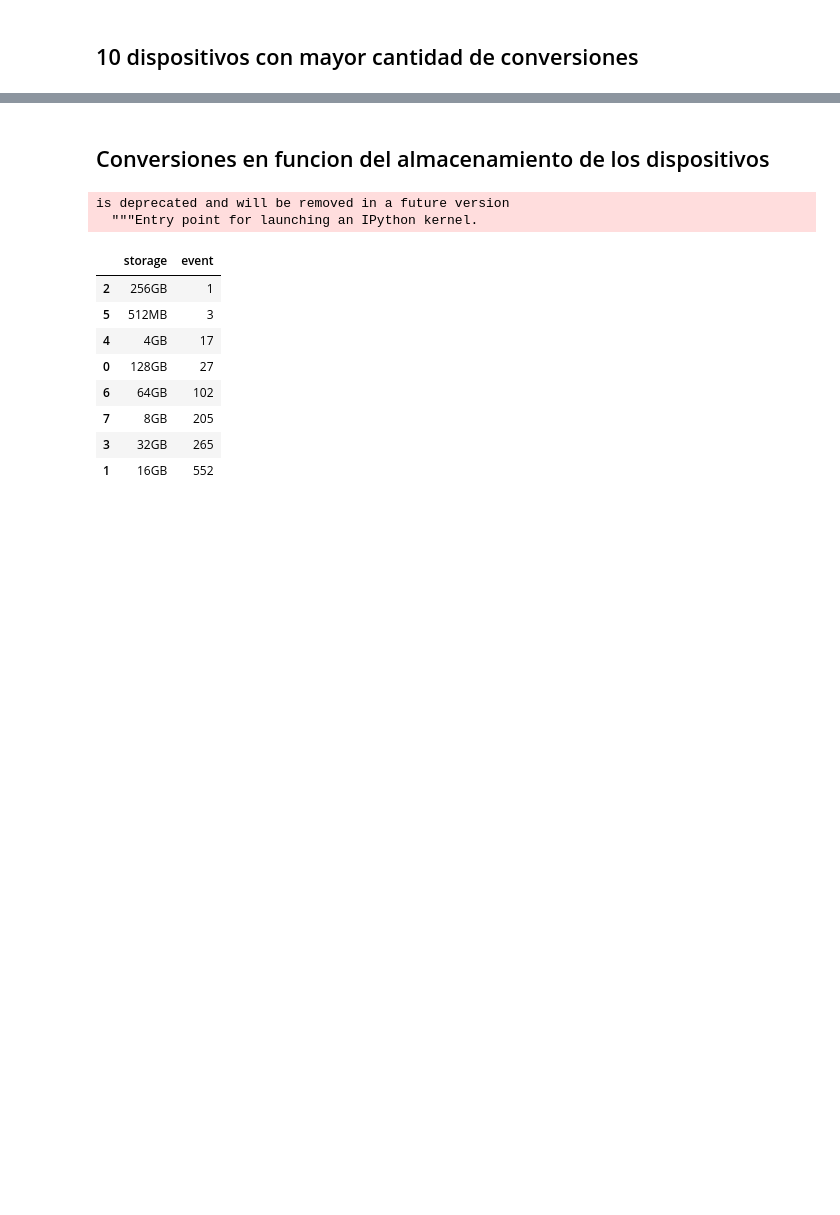
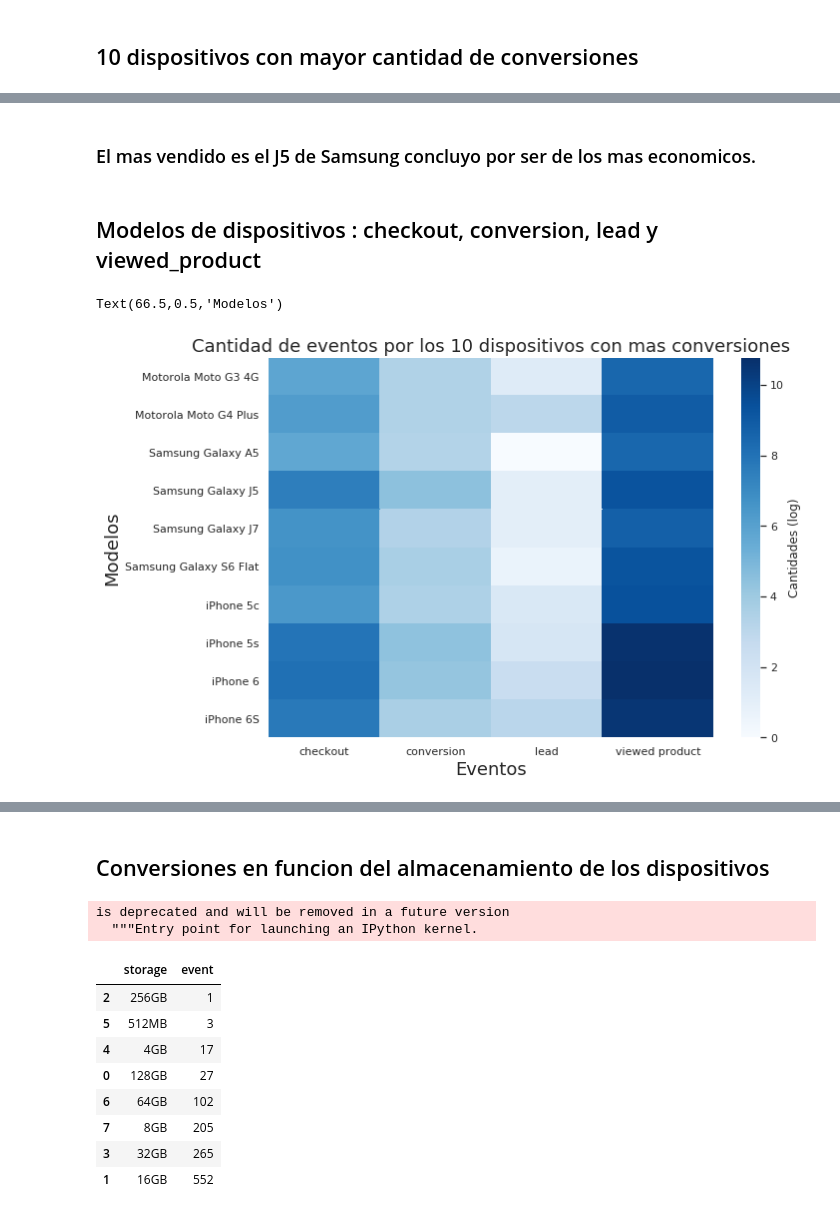
Before and after one commit to shizus/orga-2018-2c, a Jupyter notebook: tp1.ipynb, the cells around one changed output, grey strips where cells are left out. Drawn from its saved outputs; the diff is of its cells as text; code cells hidden in the pictures; blank space fills up the shorter version.

```diff
--- a/tp1.ipynb
+++ b/tp1.ipynb
@@ -196,0 +199,35 @@ Text(0.5,0,'Conversiones')
+# %% [markdown]
+### El mas vendido es el J5 de Samsung concluyo por ser de los mas economicos.
+# %% [markdown]
+## Modelos de dispositivos : checkout, conversion, lead y viewed_product
+# %%
+#Me quedo en otro con eventos y modelos
+troca = trocafone[['model','event']].dropna()
+
+#Armo un array de los 10 modelos con mas conversiones
+modelosPopulares = df['model'].values
+#Me quedo con los 10 modelos que tienen mas conversiones
+modelosYEventos = troca[troca['model'].isin(modelosPopulares)]
+
+#Acoto el array de labels
+modelosPopulares = ['iPhone 5s', 'iPhone 6S','Galaxy J5' , 'iPhone 5c', 'iPhone 6','Galaxy S6 Flat', \
+                    'Moto G3 4G' ,'Galaxy J7' ,'Moto G4 Plus', 'Galaxy A5']
+
+#creo un crosstab
+forHeat = pd.crosstab(modelosYEventos.model, modelosYEventos.event)
+#aplico log
+forHeat['checkout'] = np.log(forHeat["checkout"]+1)
+forHeat['conversion'] = np.log(forHeat["conversion"]+1)
+forHeat['lead'] = np.log(forHeat["lead"]+1)
+forHeat['viewed product'] = np.log(forHeat["viewed product"]+1)
+
+#plot
+fig,ax = plt.subplots(figsize=(10,7))
+g = sns.heatmap(forHeat,  cmap="Blues", ax=ax,cbar_kws={'label': 'Cantidades (log)'})
+
+plt.title('Cantidad de eventos por los 10 dispositivos con mas conversiones', fontsize = 18)
+plt.xlabel('Eventos', fontsize = 18)
+plt.ylabel('Modelos', fontsize = 18)
+# %% [output]
+Text(66.5,0.5,'Modelos')
+[figure, added]
```
Also changed, not shown: parts of 28 cells of this notebook.
